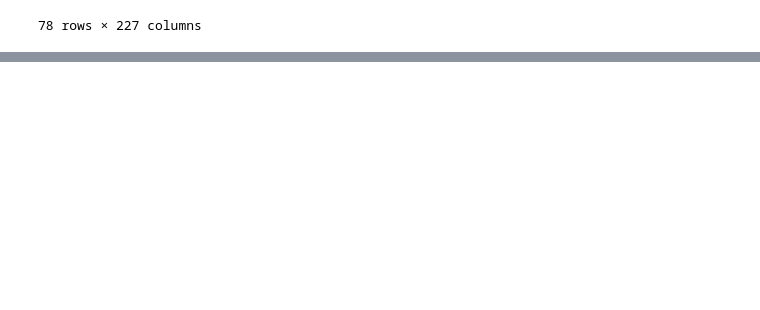
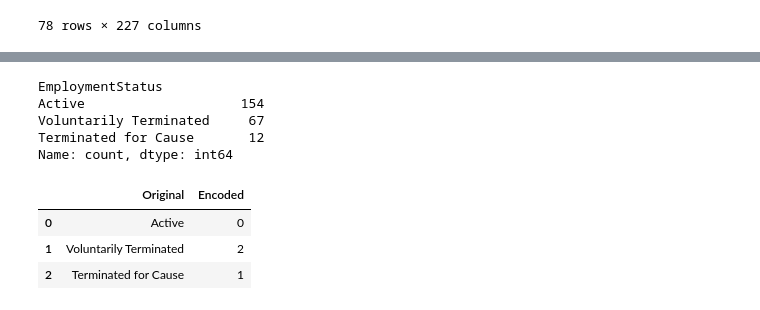
Before and after one commit to AyanBiswas1997/Hr_Analyst, a Jupyter notebook: notebooks/data/eda.ipynb, the cells around one changed output, grey strips where cells are left out. Drawn from its saved outputs; the diff is of its cells as text; code cells hidden in the pictures; blank space fills up the shorter version.

```diff
--- a/notebooks/data/eda.ipynb
+++ b/notebooks/data/eda.ipynb
@@ -472,0 +503,24 @@ le=LinearRegression()
+# %%
+y_train.value_counts()
+# %% [output]
+EmploymentStatus
+Active                    154
+Voluntarily Terminated     67
+Terminated for Cause       12
+Name: count, dtype: int64
+# %%
+y_train = pd.Series(['Active','Voluntarily Terminated','Terminated for Cause'])
+# %%
+from sklearn.preprocessing import LabelEncoder
+le=LabelEncoder()
+# %%
+y_train_encoded=le.fit_transform(y_train)
+# %%
+df = pd.DataFrame({'Original': y_train, 'Encoded': y_train_encoded})
+# %%
+df
+# %% [output]
+|  | Original | Encoded |
+| 0 | Active | 0 |
+| 1 | Voluntarily Terminated | 2 |
+| 2 | Terminated for Cause | 1 |
```
Also changed, not shown: parts of 12 cells of this notebook.
